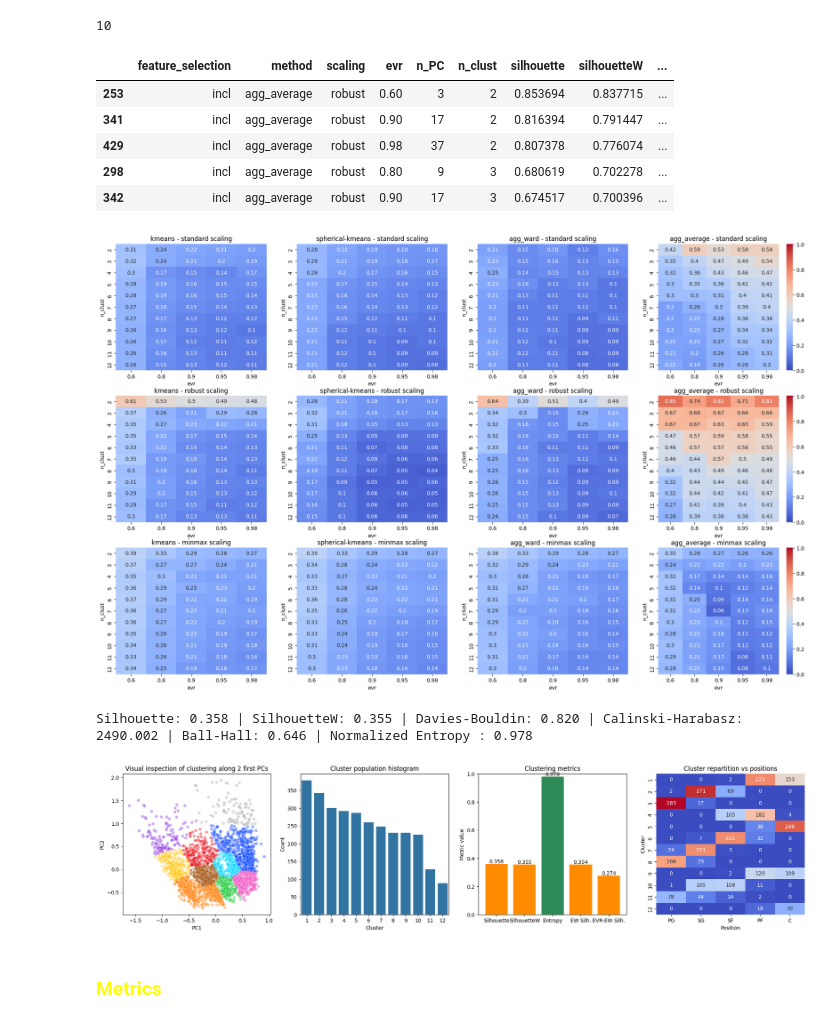
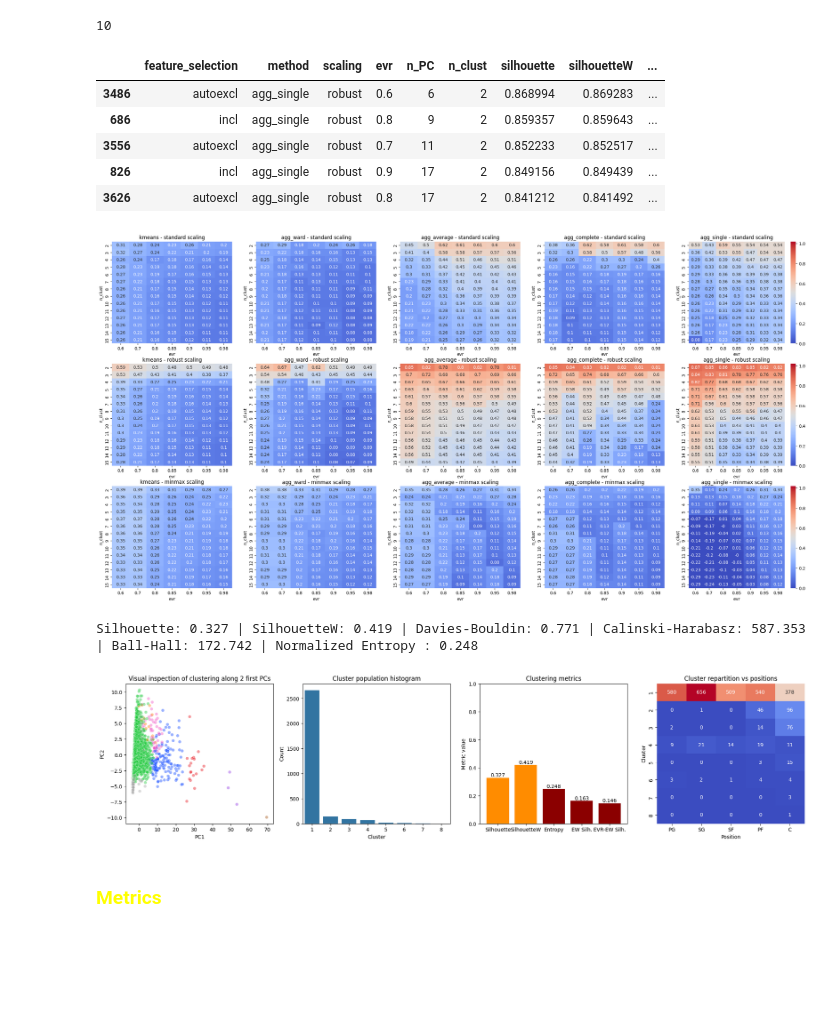
Before and after one commit to arnaud-odet/Roster_Building, a Jupyter notebook: notebooks/clustering.ipynb, the cells around one changed output. Cells and saved outputs as stored; diff of their text form; code cells hidden in the pictures; blank space fills up the shorter version.

```diff
--- a/notebooks/clustering.ipynb
+++ b/notebooks/clustering.ipynb
@@ -279,19 +280,19 @@ for k,v in colinearity_handler.vifs.items():
 # %%
-clusterer = Clusterer(alpha= 0.5, beta = 0.5)
+clusterer = Clusterer(alpha= 0.5, beta = 0.5, use_positions=False)
 clusterer.last_version
 # %% [output]
 10
 # %%
-cdf = clusterer.rdf.copy()
-# cdf = clusterer.load_results(3)
+# cdf = clusterer.rdf.copy()
+cdf = clusterer.load_results(7)
 display(cdf.sort_values(by = 'silhouetteW', ascending=False).head(5))
 # %% [output]
 |  | feature_selection | method | scaling | evr | n_PC | n_clust | silhouette | silhouetteW | ... |
-| 253 | incl | agg_average | robust | 0.60 | 3 | 2 | 0.853694 | 0.837715 | ... |
-| 341 | incl | agg_average | robust | 0.90 | 17 | 2 | 0.816394 | 0.791447 | ... |
-| 429 | incl | agg_average | robust | 0.98 | 37 | 2 | 0.807378 | 0.776074 | ... |
-| 298 | incl | agg_average | robust | 0.80 | 9 | 3 | 0.680619 | 0.702278 | ... |
-| 342 | incl | agg_average | robust | 0.90 | 17 | 3 | 0.674517 | 0.700396 | ... |
+| 3486 | autoexcl | agg_single | robust | 0.6 | 6 | 2 | 0.868994 | 0.869283 | ... |
+| 686 | incl | agg_single | robust | 0.8 | 9 | 2 | 0.859357 | 0.859643 | ... |
+| 3556 | autoexcl | agg_single | robust | 0.7 | 11 | 2 | 0.852233 | 0.852517 | ... |
+| 826 | incl | agg_single | robust | 0.9 | 17 | 2 | 0.849156 | 0.849439 | ... |
+| 3626 | autoexcl | agg_single | robust | 0.8 | 17 | 2 | 0.841212 | 0.841492 | ... |
 # %%
 scalings = cdf['scaling'].unique()
 methods = cdf['method'].unique()
@@ -311,12 +312,12 @@ for i, ax in enumerate(axs.flatten()) :
                 ax = ax, **heatmap_kw, cbar = (i % len(methods)) == len(methods) -1);
     ax.set_title(f"{method} - {scaling} scaling");
 # %% [output]
-[figure, old version]
+[figure, new version]
 # %%
-clusterer.plot_clustering(evr= 0.6, n_clust=12, method = 'kmeans', scaling='minmax', feature_selection='incl')
+clusterer.plot_clustering(evr= 0.8, n_clust=8, method = 'agg_complete', scaling='robust', feature_selection='incl')
 # %% [output]
-Silhouette: 0.358 | SilhouetteW: 0.355 | Davies-Bouldin: 0.820 | Calinski-Harabasz: 2490.002 | Ball-Hall: 0.646 | Normalized Entropy : 0.978
+Silhouette: 0.327 | SilhouetteW: 0.419 | Davies-Bouldin: 0.771 | Calinski-Harabasz: 587.353 | Ball-Hall: 172.742 | Normalized Entropy : 0.248
-[figure, old version]
+[figure, new version]
 # %% [markdown]
 ### <span style = 'color:yellow'>Metrics
 # %% [markdown]
```
Also changed, not shown: parts of 2 cells of this notebook, 3 other files.
